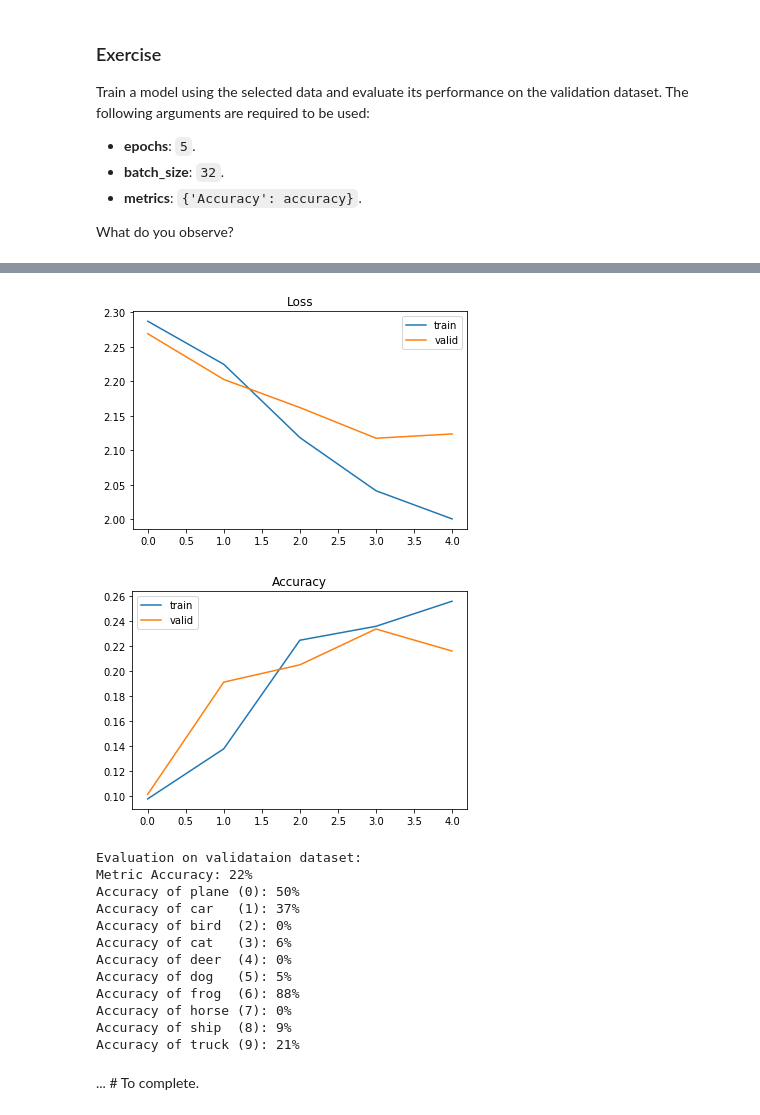
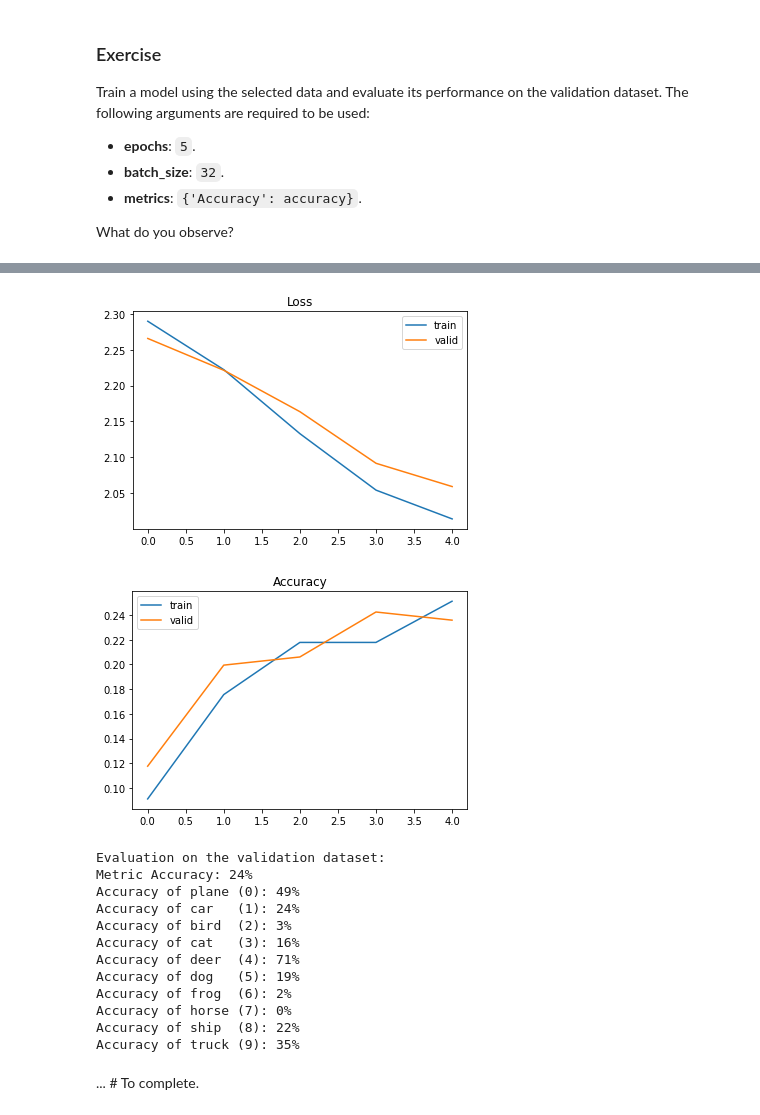
Before and after one commit to jpt31733/ExData_Plotting1, a Jupyter notebook: tutorial1_data_exercise.ipynb, the cells around one changed output, grey strips where cells are left out. Saved outputs shown, nothing was run; the diff lists cells and outputs as text; code cells hidden in the pictures.

```diff
--- a/tutorial1_data_exercise.ipynb
+++ b/tutorial1_data_exercise.ipynb
@@ -748,8 +750,8 @@ Train a model using the selected data and evaluate its performance on the valida
 What do you observe?
 # %%
 # training on selected data
-model = ... # To complete.
+model = training_on_dataset(select_imgs, select_labels, valid_imgs, valid_labels, 5, batch_size=32, metrics={'Accuracy': accuracy})
 
 # evaluate the trained model on the validation dataset
-_ = ... # To complete.
+_ = evaluate_classes(model, valid_imgs, valid_labels, batch_size=32, metrics={'Accuracy': accuracy})
 # %% [output]
@@ -761,17 +763,17 @@ _ = ... # To complete.
-[figure, old version]
+[figure, new version]
-[figure, old version]
+[figure, new version]
-Evaluation on validataion dataset:
-Metric Accuracy: 22%
-Accuracy of plane (0): 50%
-Accuracy of car   (1): 37%
-Accuracy of bird  (2): 0%
-Accuracy of cat   (3): 6%
-Accuracy of deer  (4): 0%
-Accuracy of dog   (5): 5%
-Accuracy of frog  (6): 88%
+Evaluation on the validation dataset:
+Metric Accuracy: 24%
+Accuracy of plane (0): 49%
+Accuracy of car   (1): 24%
+Accuracy of bird  (2): 3%
+Accuracy of cat   (3): 16%
+Accuracy of deer  (4): 71%
+Accuracy of dog   (5): 19%
+Accuracy of frog  (6): 2%
 Accuracy of horse (7): 0%
-Accuracy of ship  (8): 9%
-Accuracy of truck (9): 21%
+Accuracy of ship  (8): 22%
+Accuracy of truck (9): 35%
 # %% [markdown]
 ... # To complete.
 # %% [markdown]
```
Also changed, not shown: parts of 17 cells of this notebook.
